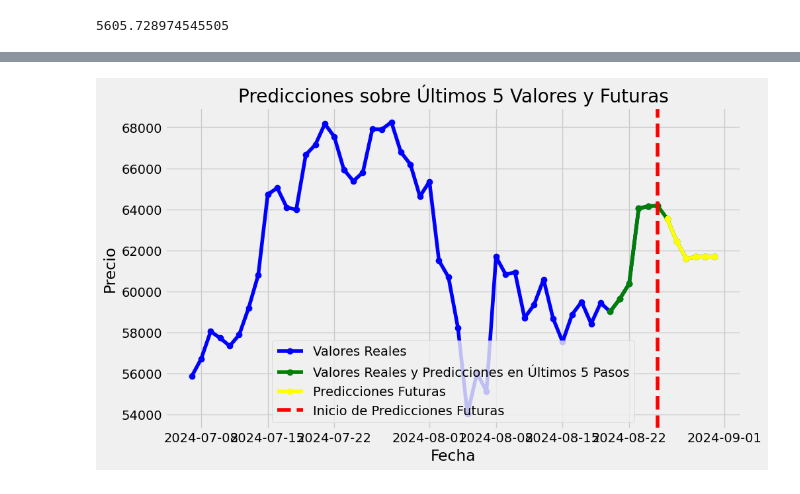
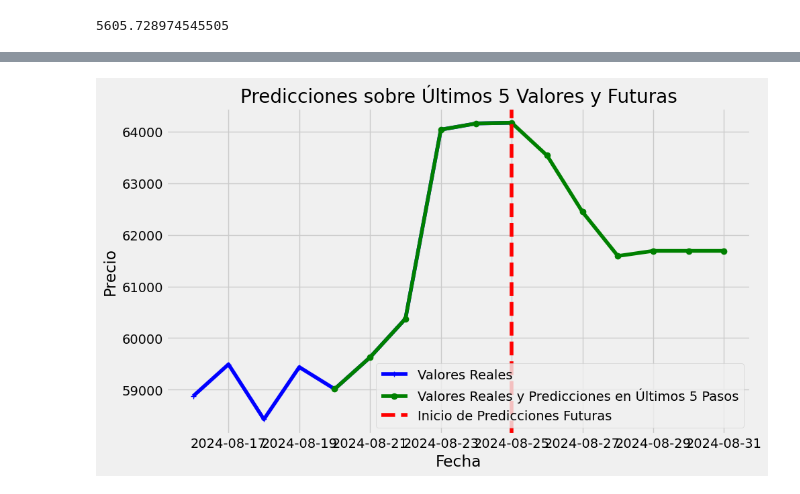
Before and after one commit to Pableren/Glass-Bubble, a Jupyter notebook: Final_Model.ipynb, the cells around one changed output, grey strips where cells are left out. Drawn from its saved outputs; the diff is of its cells as text; code cells hidden in the pictures.

Commit message:
Modelo final fix interactive graph

```diff
--- a/Final_Model.ipynb
+++ b/Final_Model.ipynb
@@ -328,29 +244,21 @@ Freq: D, Name: pred, dtype: float64
 # %%
 
 # Graficar los resultados
 plt.figure(figsize=(10, 6))
-# Graficar los últimos 50 valores conocidos y las predicciones sobre ellos
-#plt.plot(valores_reales_y_predicciones.index, valores_reales_y_predicciones.values, label='Valores Reales y Predicciones en Últimos 5 Pasos', marker='o', color='blue')
 
-# Graficar los últimos 50 valores conocidos y las predicciones sobre ellos
-#plt.plot(valores_reales_y_predicciones.index, valores_reales_y_predicciones.values, label='Valores Reales y Predicciones en Últimos 5 Pasos', marker='o', color='blue')
+plt.plot(data.index[-10:],data.close.values[-10:], label='Valores Reales', marker='+', color='blue')
 
-plt.plot(data.index[-50:],data.close.values[-50:], label='Valores Reales', marker='o', color='blue')
 
-# Graficar los últimos 50 valores conocidos y las predicciones sobre ellos
 plt.plot(valores_reales_y_predicciones.index, valores_reales_y_predicciones.values, label='Valores Reales y Predicciones en Últimos 5 Pasos', marker='o', color='green')
-# Graficar las predicciones futuras
-plt.plot(predicciones_futuras.index, predicciones_futuras.values, label='Predicciones Futuras', marker='o', color='yellow')
 
-# Personalizar el gráfico
 plt.axvline(x=ultimos_valores_close.index[-1], color='red', linestyle='--', label='Inicio de Predicciones Futuras')
 plt.title('Predicciones sobre Últimos 5 Valores y Futuras')
 plt.xlabel('Fecha')
 plt.ylabel('Precio')
 plt.legend()
 plt.grid(True)
 
 # Mostrar el gráfico
 plt.show()
 # %% [output]
-[figure, old version]
+[figure, new version]
```
Also changed, not shown: parts of 12 cells of this notebook.
